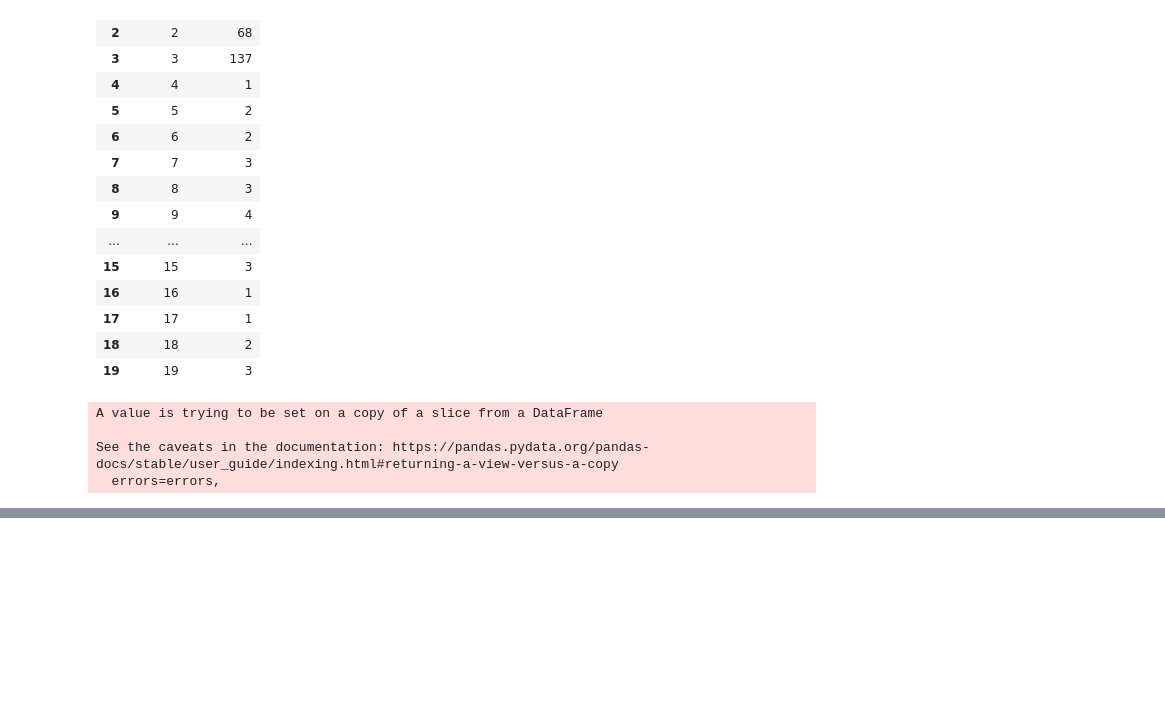
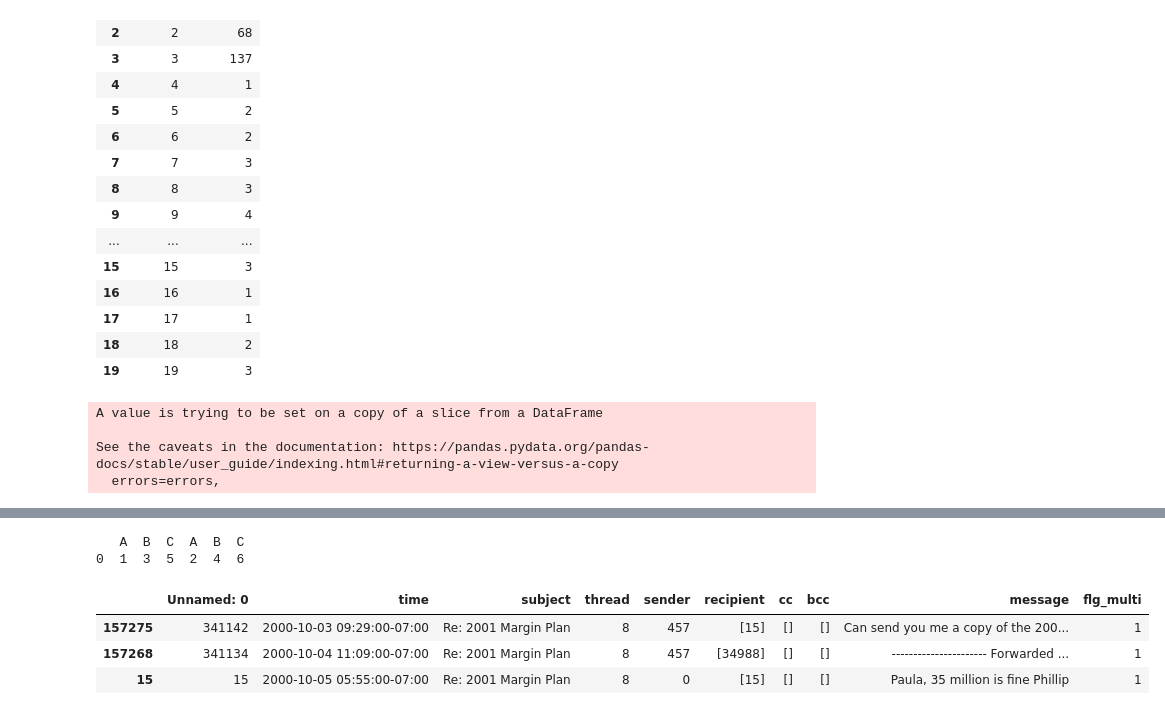
Before and after one commit to smatsubara15/Hedwig, a Jupyter notebook: 02_Data_Ingestion/Get_Email_Reply_Pairs.ipynb, the cells around one changed output, grey strips where cells are left out. Cells and saved outputs as stored; diff of their text form; code cells hidden in the pictures; blank space fills up the shorter version.

```diff
--- a/02_Data_Ingestion/Get_Email_Reply_Pairs.ipynb
+++ b/02_Data_Ingestion/Get_Email_Reply_Pairs.ipynb
@@ -68,0 +187,35 @@ df_message_v3.head()
+# %%
+import pandas as pd
+
+# create example DataFrame
+data = {'A': [1, 2], 'B': [3, 4], 'C': [5, 6]}
+df = pd.DataFrame(data)
+
+# select rows to concatenate
+row1 = df.iloc[0]
+row2 = df.iloc[1]
+
+# add prefix to columns of row2
+row2_prefixed = row2.add_prefix('prefix_')
+
+# concatenate rows
+concatenated_row = pd.concat([row1, row2_prefixed], axis=0)
+
+# create new DataFrame with concatenated row
+new_df = pd.DataFrame(concatenated_row).T
+
+# reset index of new DataFrame
+new_df = new_df.reset_index(drop=True)
+
+# print new DataFrame
+print(new_df)
+# %% [output]
+   A  B  C  A  B  C
+0  1  3  5  2  4  6
+# %%
+df_message_v3[df_message_v3.thread==8]
+# %% [output]
+|  | Unnamed: 0 | time | subject | thread | sender | recipient | cc | bcc | message | flg_multi |
+| 157275 | 341142 | 2000-10-03 09:29:00-07:00 | Re: 2001 Margin Plan | 8 | 457 | [15] | [] | [] | Can send you me a copy of the 200... | 1 |
+| 157268 | 341134 | 2000-10-04 11:09:00-07:00 | Re: 2001 Margin Plan | 8 | 457 | [34988] | [] | [] | ---------------------- Forwarded ... | 1 |
+| 15 | 15 | 2000-10-05 05:55:00-07:00 | Re: 2001 Margin Plan | 8 | 0 | [15] | [] | [] | Paula, 35 million is fine Phillip | 1 |
```
Also changed, not shown: parts of 9 cells of this notebook.
